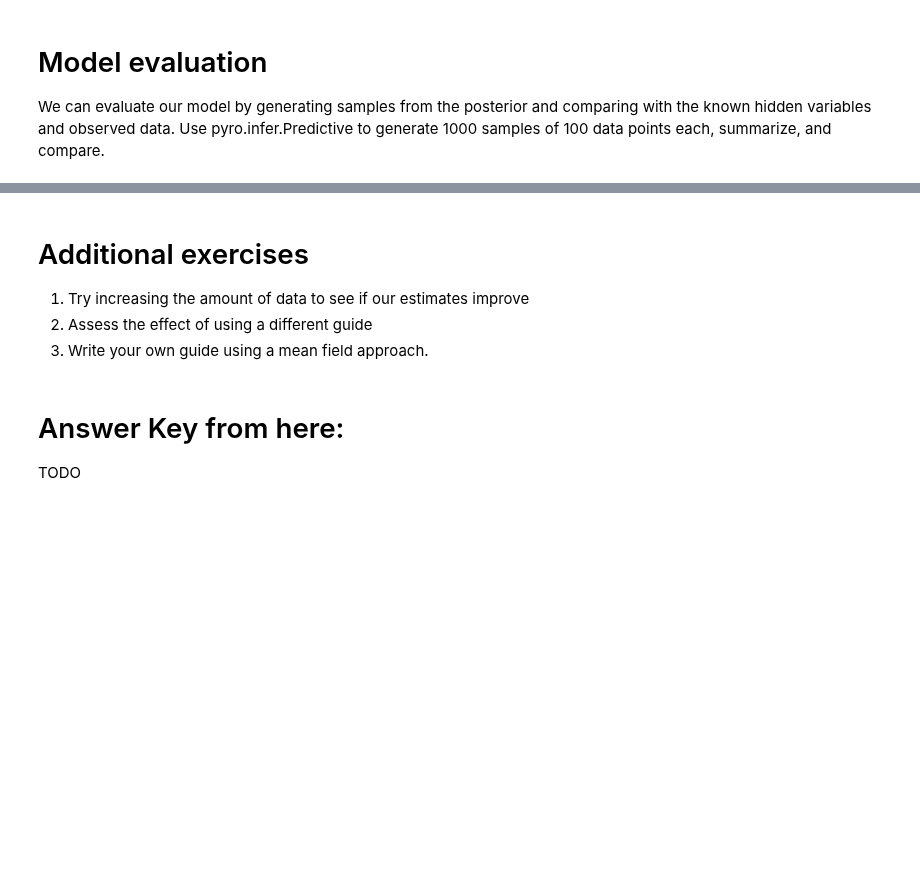
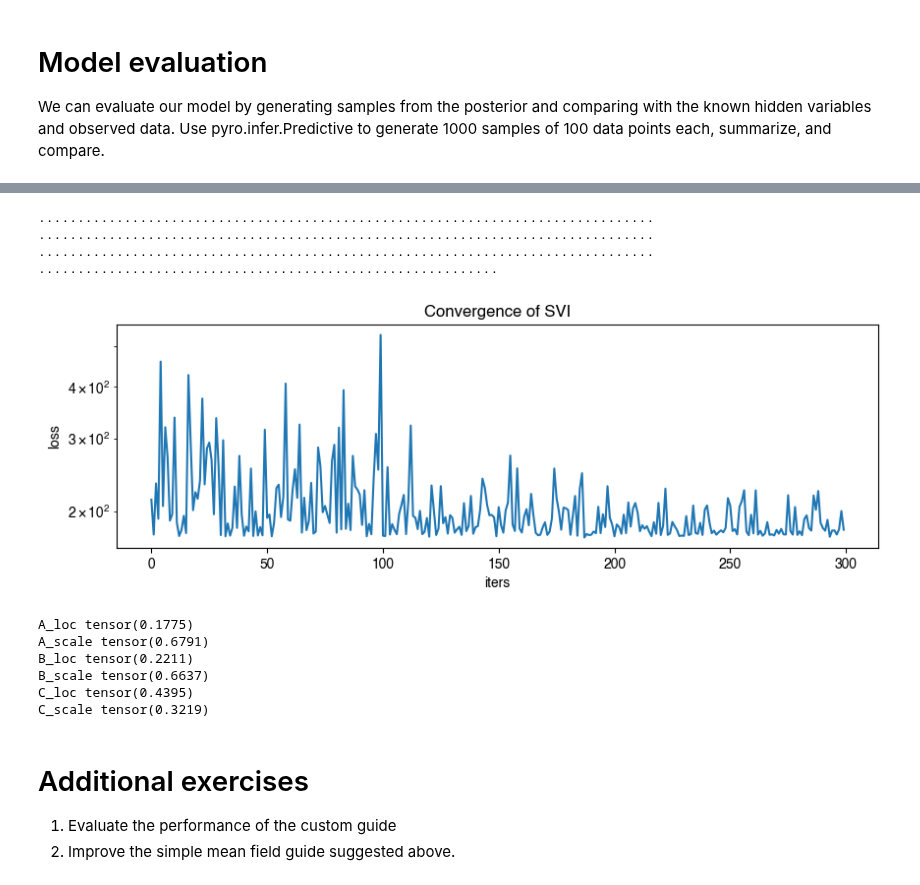
Before and after one commit to amcpherson/pyro_tutorial, a Jupyter notebook: notebooks/simple_model.ipynb, the cells around one changed output, grey strips where cells are left out. Drawn from its saved outputs; the diff is of its cells as text; code cells hidden in the pictures; blank space fills up the shorter version.

Commit message:
answer key split out for gmm, plus guide for simple model

```diff
--- a/notebooks/simple_model.ipynb
+++ b/notebooks/simple_model.ipynb
@@ -218,12 +233,58 @@ sns.despine()
+# %%
+
+def custom_guide(data=None, n_data=None):
+    A_loc = pyro.param('A_loc', lambda: torch.tensor(0.))
+    A_scale = pyro.param('A_scale', lambda: torch.tensor(1.), constraint=constraints.positive)
+    A = pyro.sample('A', dist.Normal(A_loc, A_scale))
+
+    B_loc = pyro.param('B_loc', lambda: torch.tensor(0.))
+    B_scale = pyro.param('B_scale', lambda: torch.tensor(1.), constraint=constraints.positive)
+    B = pyro.sample('B', dist.LogNormal(B_loc, B_scale))
+
+    C_loc = pyro.param('C_loc', lambda: torch.tensor(0.))
+    C_scale = pyro.param('C_scale', lambda: torch.tensor(1.), constraint=constraints.positive)
+    C = pyro.sample('C', dist.LogNormal(C_loc, C_scale))
+# %%
+
+optim = pyro.optim.Adam({'lr': 0.01, 'betas': [0.8, 0.99]})
+elbo = Trace_ELBO(max_plate_nesting=2)
+svi = SVI(model, custom_guide, optim, loss=elbo)
+# %%
+
+pyro.clear_param_store()
+
+losses = []
+for i in range(300):
+    loss = svi.step(data=data)
+    losses.append(loss)
+    print('.' if i % 80 else '\n', end='')
+
+plt.figure(figsize=(10,3), dpi=100).set_facecolor('white')
+plt.plot(losses)
+plt.xlabel('iters')
+plt.ylabel('loss')
+plt.yscale('log')
+plt.title('Convergence of SVI');
+# %% [output]
+...............................................................................
+...............................................................................
+...............................................................................
+...........................................................
+[figure, added]
+# %%
+
+for k in pyro.get_param_store():
+    print(k, pyro.get_param_store()[k].detach())
+# %% [output]
+A_loc tensor(0.1775)
+A_scale tensor(0.6791)
+B_loc tensor(0.2211)
+B_scale tensor(0.6637)
+C_loc tensor(0.4395)
+C_scale tensor(0.3219)
 # %% [markdown]
 
 # Additional exercises
 
-1. Try increasing the amount of data to see if our estimates improve
-2. Assess the effect of using a different guide
-3. Write your own guide using a mean field approach.
+1. Evaluate the performance of the custom guide
+2. Improve the simple mean field guide suggested above.
-# %% [markdown]
-
-# Answer Key from here:
-
-TODO
```
Also changed, not shown: parts of 9 cells of this notebook, 2 other files.
